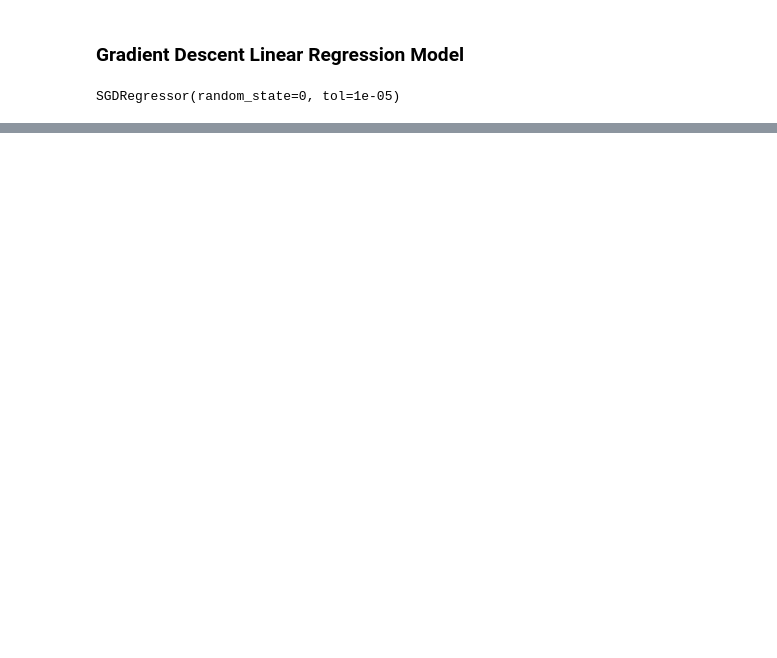
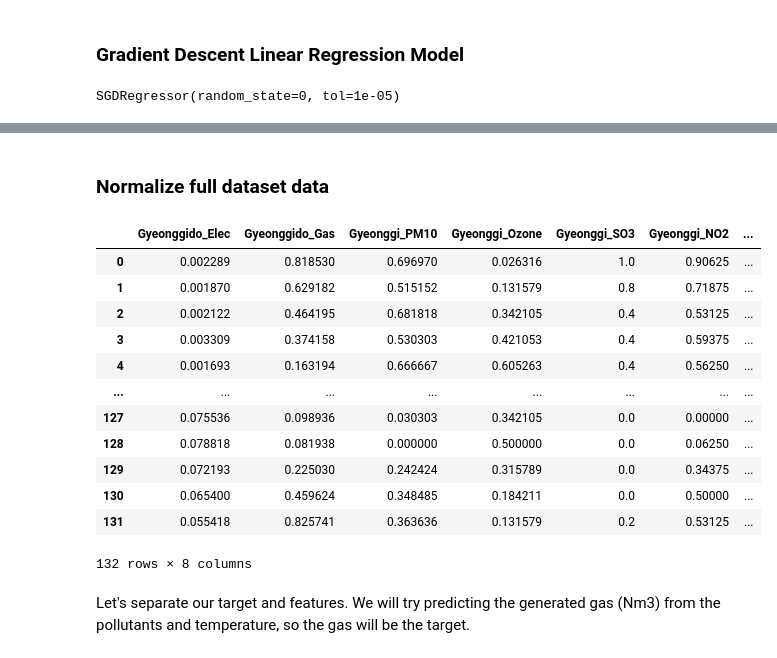
Before and after one commit to kevinjin21/AIMLProjects, a Jupyter notebook: Capstone/Modeling.ipynb, the cells around one changed output, grey strips where cells are left out. Saved outputs shown, nothing was run; the diff lists cells and outputs as text; code cells hidden in the pictures; blank space fills up the shorter version.

```diff
--- a/Capstone/Modeling.ipynb
+++ b/Capstone/Modeling.ipynb
@@ -310,0 +394,22 @@ plt.title('Linear Regression, Gyeonggido Temperature vs. Gas Usage');
+# %% [markdown]
+### Normalize full dataset data
+# %%
+gyeonggi_norm = gyeonggi_full.copy()
+gyeonggi_norm = normalize(gyeonggi_norm.drop(columns=['Year', 'Month']))
+gyeonggi_norm
+# %% [output]
+|  | Gyeonggido_Elec | Gyeonggido_Gas | Gyeonggi_PM10 | Gyeonggi_Ozone | Gyeonggi_SO3 | Gyeonggi_NO2 | ... |
+| 0 | 0.002289 | 0.818530 | 0.696970 | 0.026316 | 1.0 | 0.90625 | ... |
+| 1 | 0.001870 | 0.629182 | 0.515152 | 0.131579 | 0.8 | 0.71875 | ... |
+| 2 | 0.002122 | 0.464195 | 0.681818 | 0.342105 | 0.4 | 0.53125 | ... |
+| 3 | 0.003309 | 0.374158 | 0.530303 | 0.421053 | 0.4 | 0.59375 | ... |
+| 4 | 0.001693 | 0.163194 | 0.666667 | 0.605263 | 0.4 | 0.56250 | ... |
+| ... | ... | ... | ... | ... | ... | ... | ... |
+| 127 | 0.075536 | 0.098936 | 0.030303 | 0.342105 | 0.0 | 0.00000 | ... |
+| 128 | 0.078818 | 0.081938 | 0.000000 | 0.500000 | 0.0 | 0.06250 | ... |
+| 129 | 0.072193 | 0.225030 | 0.242424 | 0.315789 | 0.0 | 0.34375 | ... |
+| 130 | 0.065400 | 0.459624 | 0.348485 | 0.184211 | 0.0 | 0.50000 | ... |
+| 131 | 0.055418 | 0.825741 | 0.363636 | 0.131579 | 0.2 | 0.53125 | ... |
+132 rows × 8 columns
+# %% [markdown]
+Let's separate our target and features. We will try predicting the generated gas (Nm3) from the pollutants and temperature, so the gas will be the target.
```
Also changed, not shown: parts of 42 cells of this notebook, 1 other file.
